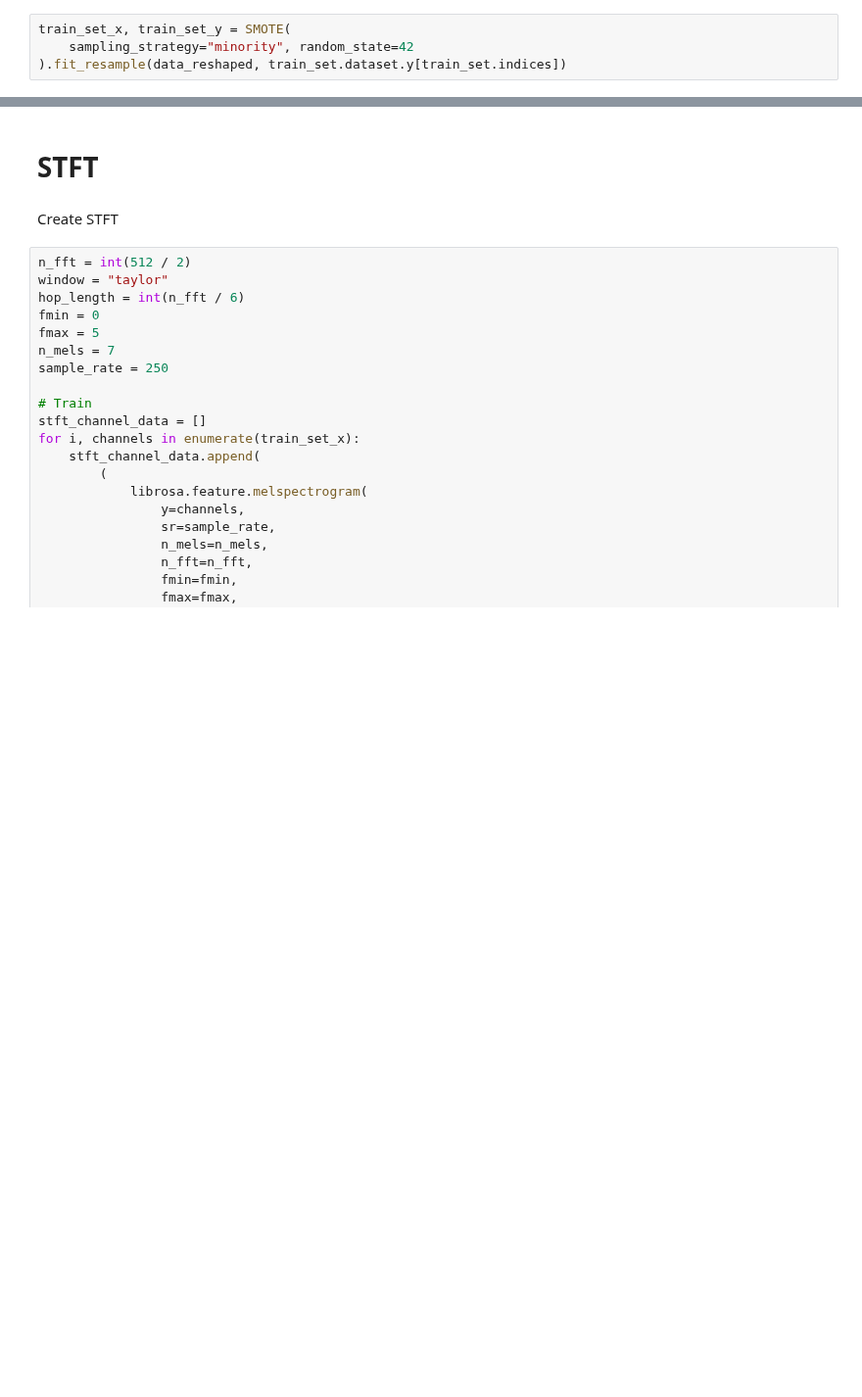
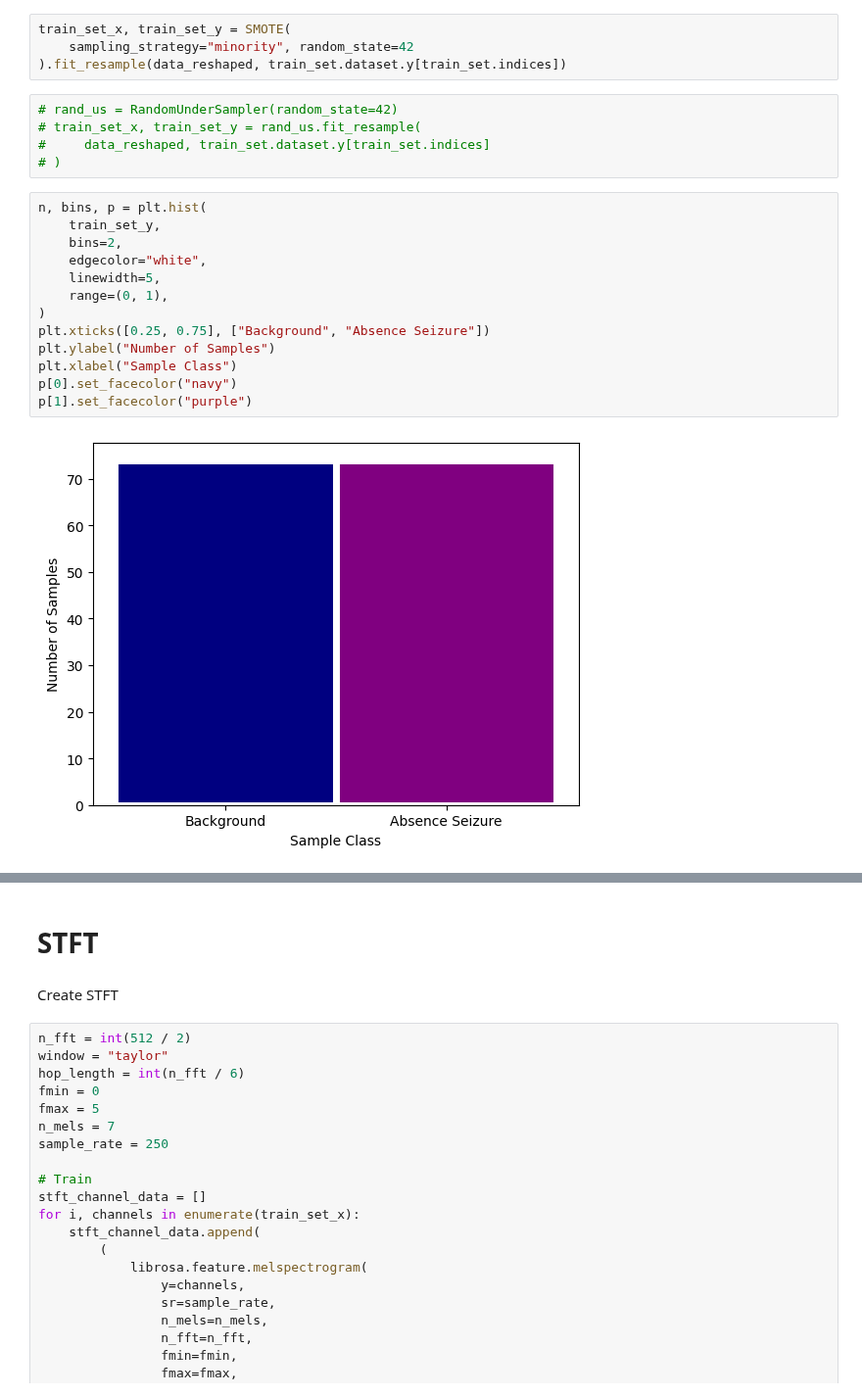
Before and after one commit to Loic017/TinyML-for-Epileptic-Seizures, a Jupyter notebook: stft_feature_extraction_and_training.ipynb, the cells around one changed output, grey strips where cells are left out. Shown at 98% size. Cells and saved outputs as stored; diff of their text form; blank space fills up the shorter version.

```diff
--- a/stft_feature_extraction_and_training.ipynb
+++ b/stft_feature_extraction_and_training.ipynb
@@ -170,6 +169,26 @@ data_reshaped.shape
 train_set_x, train_set_y = SMOTE(
     sampling_strategy="minority", random_state=42
 ).fit_resample(data_reshaped, train_set.dataset.y[train_set.indices])
+# %%
+# rand_us = RandomUnderSampler(random_state=42)
+# train_set_x, train_set_y = rand_us.fit_resample(
+#     data_reshaped, train_set.dataset.y[train_set.indices]
+# )
+# %%
+n, bins, p = plt.hist(
+    train_set_y,
+    bins=2,
+    edgecolor="white",
+    linewidth=5,
+    range=(0, 1),
+)
+plt.xticks([0.25, 0.75], ["Background", "Absence Seizure"])
+plt.ylabel("Number of Samples")
+plt.xlabel("Sample Class")
+p[0].set_facecolor("navy")
+p[1].set_facecolor("purple")
+# %% [output]
+[figure, added]
 # %%
 train_set_x = np.reshape(train_set_x, (train_set_x.shape[0], shape[1], shape[2]))
 val_set_x = eval_set.dataset.x[eval_set.indices]
```
Also changed, not shown: parts of 30 cells of this notebook, 1 other file.
